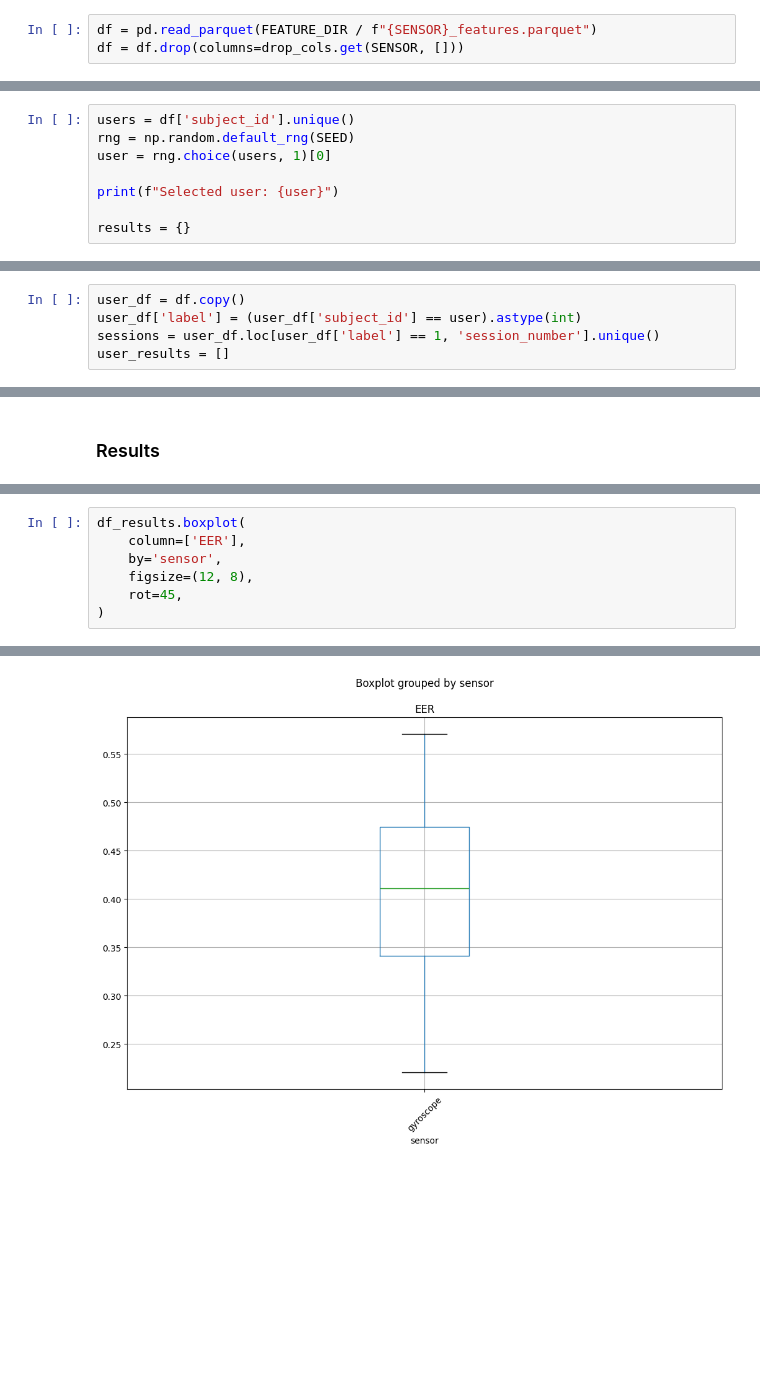
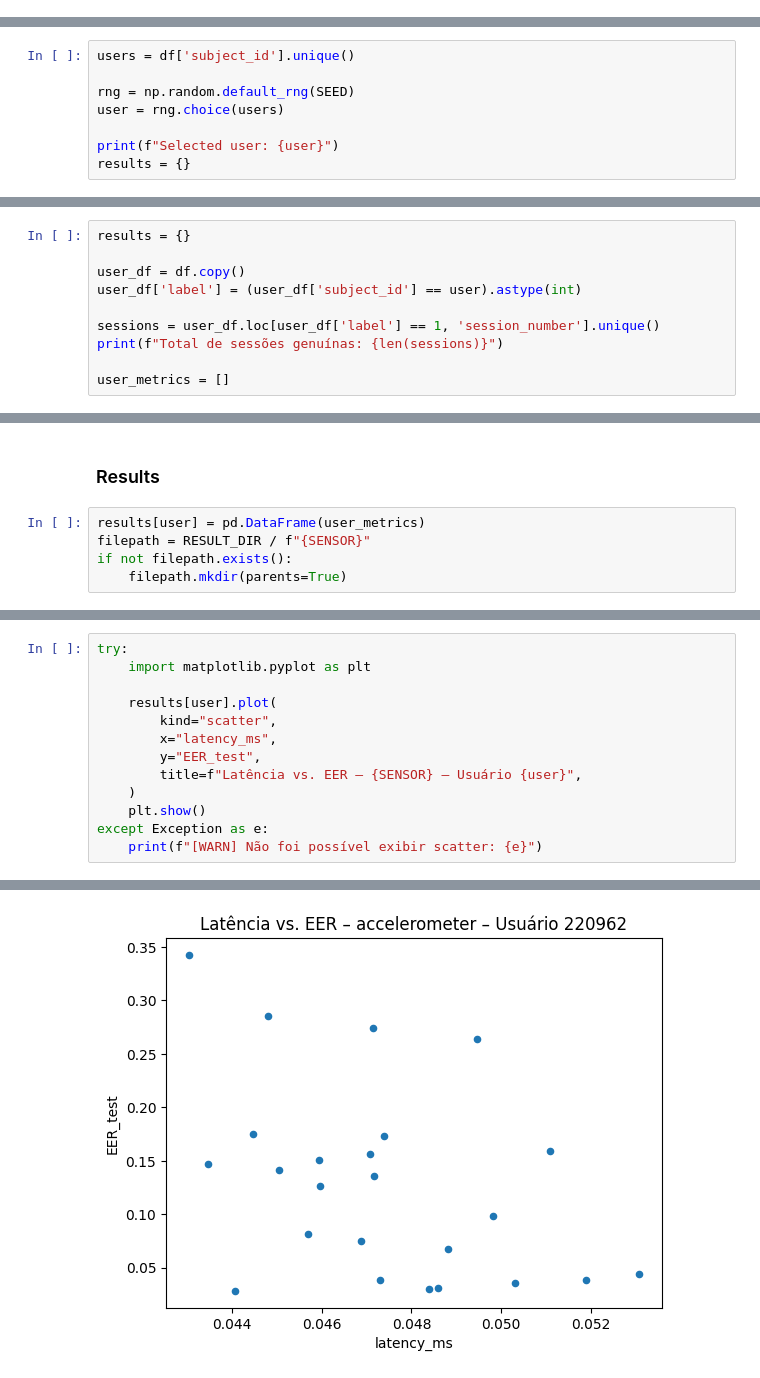
Before and after one commit to itallopacheco/probbable-waddle, a Jupyter notebook: notebooks/00_svm_lin.ipynb, the cells around one changed output, grey strips where cells are left out. Drawn from its saved outputs; the diff is of its cells as text; blank space fills up the shorter version.

```diff
--- a/notebooks/00_svm_lin.ipynb
+++ b/notebooks/00_svm_lin.ipynb
@@ -93,8 +251,5 @@ def compute_metrics(y_true: np.ndarray, scores: np.ndarray) -> Dict[str, float]:
 # %% [markdown]
 ### Load dataframe
-# %%
-df = pd.read_parquet(FEATURE_DIR / f"{SENSOR}_features.parquet")
-df = df.drop(columns=drop_cols.get(SENSOR, []))
 # %% [markdown]
 ### Dataframe Info
 # %%
@@ -121,18 +276,23 @@ memory usage: 486.3+ MB
 ### User picking
 # %%
 users = df['subject_id'].unique()
+
 rng = np.random.default_rng(SEED)
-user = rng.choice(users, 1)[0]
+user = rng.choice(users)
 
 print(f"Selected user: {user}")
-
 results = {}
 # %% [output]
 Selected user: 220962
 # %% [markdown]
 ### Train
 # %%
+results = {}
+
 user_df = df.copy()
 user_df['label'] = (user_df['subject_id'] == user).astype(int)
+
 sessions = user_df.loc[user_df['label'] == 1, 'session_number'].unique()
-user_results = []
+print(f"Total de sessões genuínas: {len(sessions)}")
+
+user_metrics = []
@@ -221,3 +402,8 @@ Usuário 220962 - Sessão 24
 # %% [markdown]
 ### Results
+# %%
+results[user] = pd.DataFrame(user_metrics)
+filepath = RESULT_DIR / f"{SENSOR}"
+if not filepath.exists():
+    filepath.mkdir(parents=True)
 # %%
@@ -249,8 +413,14 @@ Resultados para usuário 220962:
 # %%
-df_results.boxplot(
-    column=['EER'],
-    by='sensor',
-    figsize=(12, 8),
-    rot=45,
-)
+try:
+    import matplotlib.pyplot as plt
+
+    results[user].plot(
+        kind="scatter",
+        x="latency_ms",
+        y="EER_test",
+        title=f"Latência vs. EER – {SENSOR} – Usuário {user}",
+    )
+    plt.show()
+except Exception as e:
+    print(f"[WARN] Não foi possível exibir scatter: {e}")
 # %% [output]
@@ -258 +427 @@ df_results.boxplot(
-[figure, old version]
+[figure, new version]
```
Also changed, not shown: parts of 12 cells of this notebook.
